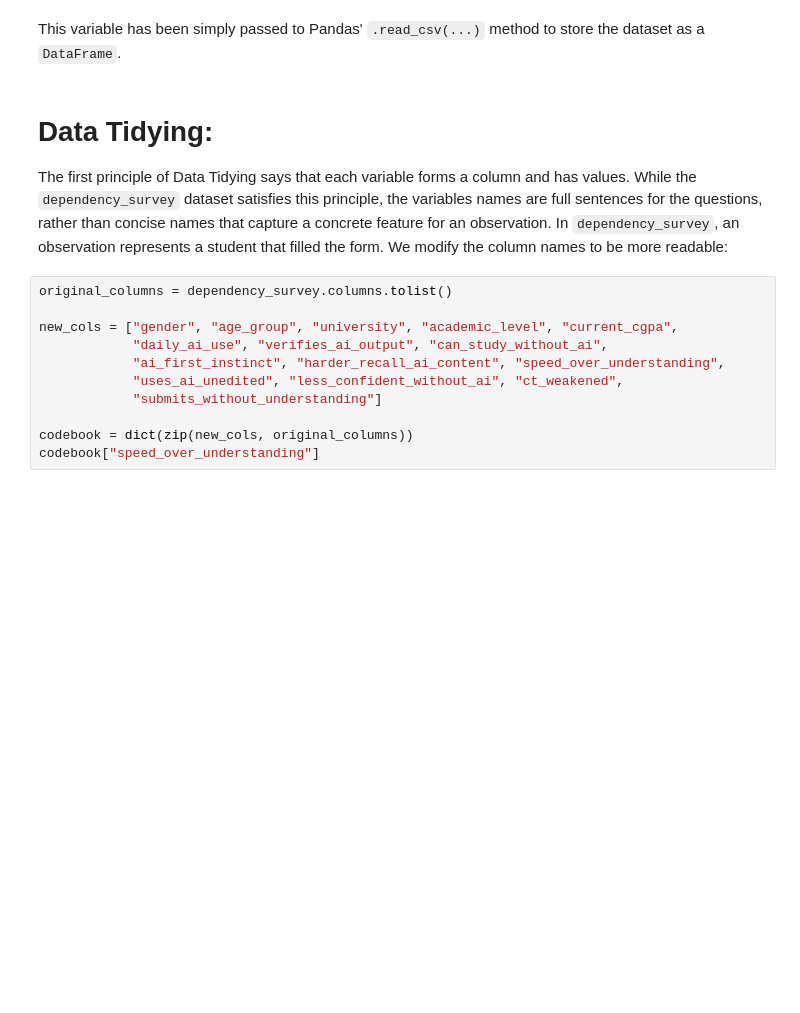
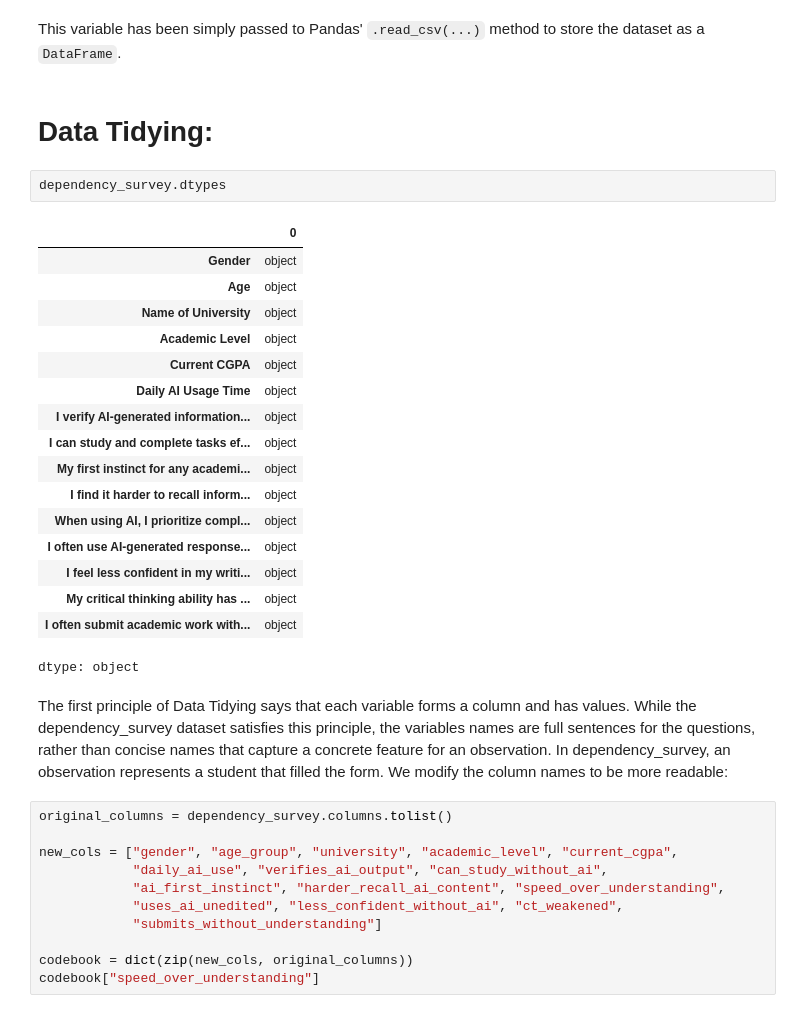
Before and after one commit to Henry6833/Henry6833.github.io, a Jupyter notebook: Milestone1.ipynb, the cells around one changed output. Cells and saved outputs as stored; diff of their text form; blank space fills up the shorter version.

```diff
--- a/Milestone1.ipynb
+++ b/Milestone1.ipynb
@@ -85,9 +90,30 @@ ct_survey.head()
 5 rows × 26 columns
 # %% [markdown]
 This variable has been simply passed to Pandas' `.read_csv(...)` method to store the dataset as a `DataFrame`.
+# %% [markdown]
+# **Data Tidying:**
+# %%
+dependency_survey.dtypes
+# %% [output]
+|  | 0 |
+| Gender | object |
+| Age | object |
+| Name of University | object |
+| Academic Level | object |
+| Current CGPA | object |
+| Daily AI Usage Time | object |
+| I verify AI-generated information... | object |
+| I can study and complete tasks ef... | object |
+| My first instinct for any academi... | object |
+| I find it harder to recall inform... | object |
+| When using AI, I prioritize compl... | object |
+| I often use AI-generated response... | object |
+| I feel less confident in my writi... | object |
+| My critical thinking ability has ... | object |
+| I often submit academic work with... | object |
+dtype: object
 # %% [markdown]
-# **Data Tidying:**
-The first principle of Data Tidying says that each variable forms a column and has values. While the `dependency_survey` dataset satisfies this principle, the variables names are full sentences for the questions, rather than concise names that capture a concrete feature for an observation. In `dependency_survey`, an observation represents a student that filled the form. We modify the column names to be more readable:
+The first principle of Data Tidying says that each variable forms a column and has values. While the dependency_survey dataset satisfies this principle, the variables names are full sentences for the questions, rather than concise names that capture a concrete feature for an observation. In dependency_survey, an observation represents a student that filled the form. We modify the column names to be more readable:
 # %%
 original_columns = dependency_survey.columns.tolist()
 
```
Also changed, not shown: parts of 3 cells of this notebook.
